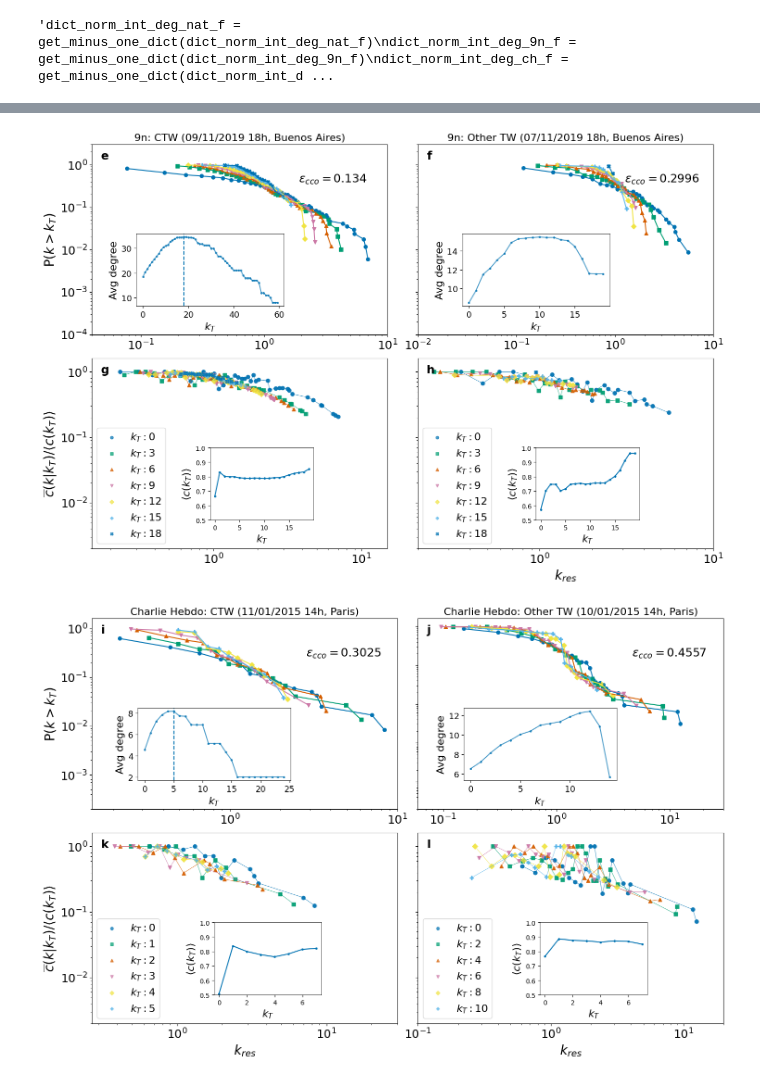
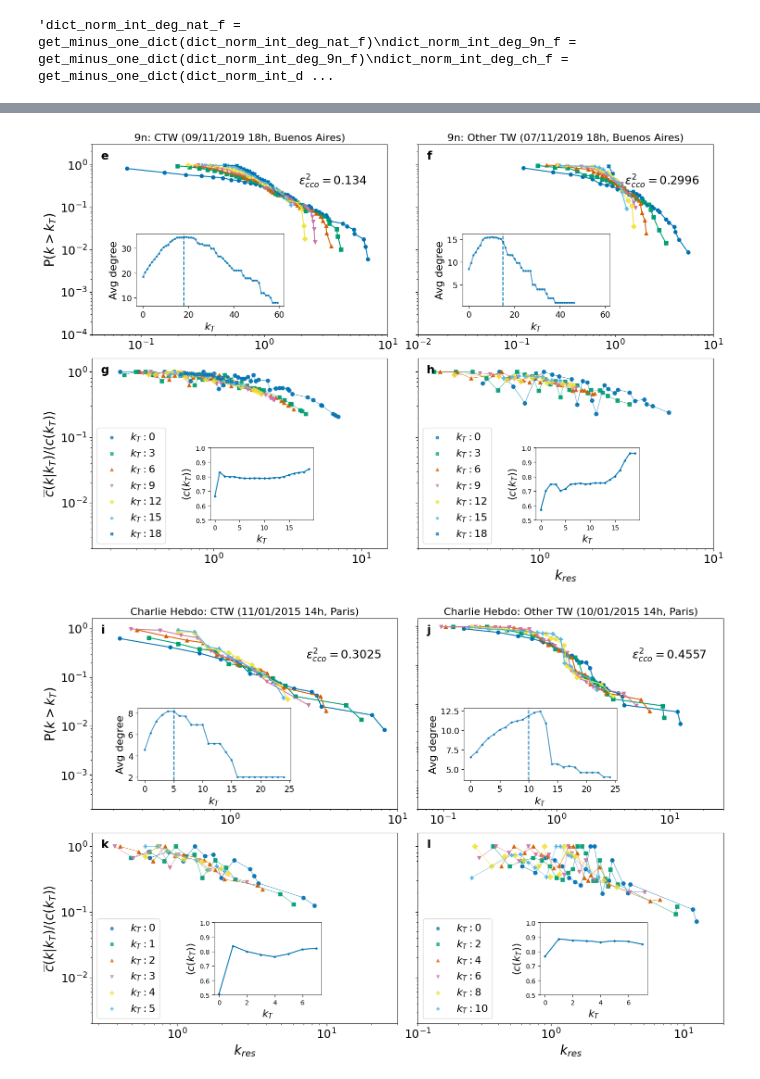
Before and after one commit to Manusua/self-similarity-in-social-movements, a Jupyter notebook: latex_self_similarity.ipynb, the cells around one changed output, grey strips where cells are left out. Drawn from its saved outputs; the diff is of its cells as text; code cells hidden in the pictures.

```diff
--- a/latex_self_similarity.ipynb
+++ b/latex_self_similarity.ipynb
@@ -955,11 +963,22 @@ plt.show()
 # %%
 # Misma figura que la celda anterior, pero en 3 plots separados (uno por movimiento social)
 plt.style.use('seaborn-v0_8-colorblind')
+MISMOS_EJES_INSET = True
+NUEVOS_KT_NAT = False
+arr_kt_nat_o_custom = [0, 4, 8, 12, 16, 20]
+arr_ccdf_nat_o_custom = None
+if NUEVOS_KT_NAT:
+	_, _, arr_ccdf_nat_o_custom = calc_degree_distribution(
+		str(int(OTRA_HORA_NAT)), f"nat/{hour_window_nat}/",
+		mode="f", graphs_folder=graphs_folder, measures_folder=measures_folder,
+		exp=True, arr_kt=arr_kt_nat_o_custom, thresh_filt=umbral_nat_o,
+		norm=True, read=True, write=False,
+	)
 
 cfg = [
-	dict(k='nat', title='No al Tarifazo', hora_local='04/01/2019 21h, Buenos Aires', hora_local_other='03/01/2019 21h, Buenos Aires', x_f=(0.15, 15), x_o=(0.8, 10), xcl=15, lim_f='limit_kt_nat_f', lim_o=15),
-	dict(k='9n',  title='9n',            hora_local='09/11/2019 18h, Buenos Aires', hora_local_other='07/11/2019 18h, Buenos Aires', x_f=(0.13, 10), x_o=(0.8, 15), xcl=20, lim_f='limit_kt_9n_f',  lim_o=20),
-	dict(k='ch',  title='Charlie Hebdo', hora_local='11/01/2015 14h, Paris',        hora_local_other='10/01/2015 14h, Paris',        x_f=(0.27, 30), x_o=(0.8, 30), xcl=8,  lim_f=25,             lim_o=15),
+	dict(k='nat', title='No al tarifazo', hora_local='04/01/2019 21h, Buenos Aires', hora_local_other='03/01/2019 21h, Buenos Aires', x_f=(0.15, 15), x_o=(0.8, 10), xcl=15, lim_f='limit_kt_nat_f', lim_o=15, axv_o=10),
+	dict(k='9n',  title='9n',            hora_local='09/11/2019 18h, Buenos Aires', hora_local_other='07/11/2019 18h, Buenos Aires', x_f=(0.13, 10), x_o=(0.8, 15), xcl=20, lim_f='limit_kt_9n_f',  lim_o=20, axv_o=15),
+	dict(k='ch',  title='Charlie Hebdo', hora_local='11/01/2015 14h, Paris',        hora_local_other='10/01/2015 14h, Paris',        x_f=(0.27, 30), x_o=(0.8, 30), xcl=8,  lim_f=25,             lim_o=15, axv_o=10),
 ]
 G = globals()
 
@@ -978,30 +997,54 @@ for i, c in enumerate(cfg):
 	for ax in axs:
 		ax.set_facecolor('white')
 	fig.set_size_inches(15, 10)
+	xlim_inset_right_nat = None
 
 	for col, suf, inset, axv in [
 		(0, '_f',   [0.15, 0.15, 0.5, 0.38], G[f"critical_kt_{c['k']}_f"]),
-		(1, '_o_f', [0.15, 0.15, 0.5, 0.38], None),
+		(1, '_o_f', [0.15, 0.15, 0.5, 0.38], c['axv_o']),
 	]:
 		index = base + col
 		ax_pdf, ax_cl = axs[col], axs[col + 2]
 		arr_ccdf = G[f"arr_ccdf_points_{c['k']}{suf}"]
 		arr_kt   = G[f"arr_kt_plot_{c['k']}{suf}"]
+		if NUEVOS_KT_NAT and c['k'] == 'nat' and col == 1:
+			arr_kt = arr_kt_nat_o_custom
+			arr_ccdf = arr_ccdf_nat_o_custom
+			axv = 20
 		d_deg    = G[f"dict_avg_deg_{c['k']}{suf}"]
 		d_int    = G[f"dict_norm_int_deg_{c['k']}{suf}"]
 		d_cl     = G[f"dict_thres_avg_clust_{c['k']}{suf}"]
-		lim_kt   = _lim(c['lim_f'] if col == 0 else c['lim_o'])
+		if col == 0 or MISMOS_EJES_INSET:
+			lim_kt = _lim(c['lim_f'])
+		else:
+			lim_kt = _lim(c['lim_o'])
+		if col == 1 and MISMOS_EJES_INSET and len(d_deg) < lim_kt:
+			otra, hw, um = {
+				'nat': (OTRA_HORA_NAT, hour_window_nat, umbral_nat_o),
+				'9n': (OTRA_HORA_9N, hour_window_9n, umbral_9n_o),
+				'ch': (OTRA_HORA_CH, hour_window_ch, umbral_ch_o),
+			}[c['k']]
+			d_deg = get_avg_deg_kt(c['k'], otra, hour_window=hw, node_type="filtered", MAX_UMBRAL=lim_kt, graphs_folder=graphs_folder, umbral_filt=um)
 
 		plot_ccdf(ax_pdf, arr_ccdf, arr_kt, ylim=ylims[index], xlim=xlims[index])
 		ax_in = ax_pdf.inset_axes(inset)
 		plot_avg_deg(ax_in, d_deg, lim_kt, axvline=axv, xlabel="$k_T$", ylabel="Avg degree")
 		ax_in.tick_params(axis='both', which='major', labelsize=13)
+		if col == 0:
+			xlim_inset_left = ax_in.get_xlim()
+		elif MISMOS_EJES_INSET:
+			ax_in.set_xlim(xlim_inset_left)
+		if NUEVOS_KT_NAT and c['k'] == 'nat' and col == 1:
+			xlim_inset_right_nat = ax_in.get_xlim()
 
 		plot_clust_ss_densprob_expbin(ax_cl, arr_kt, d_int, aa=1.02, nobinning=0, xlim=xlims[index+2], ylim=ylims[index+2],
 									 alpha=0.7, marker='o', linewidth=0.8, s=6,
 									 ylabel='$\\overline{c}(k|k_T)/\\langle c(k_T)\\rangle$', xlabel='$k_{res}$')
 		ax_in2 = ax_cl.inset_axes([0.4, 0.15, 0.35, 0.38])
-		plot_avg_clust(ax_in2, d_cl, ylabel='$\\langle c(k_T)\\rangle$', xlabel='$k_T$', xlim=c['xcl'], ylim=(0.5, 1))
+		xcl_inset = 21 if (NUEVOS_KT_NAT and c['k'] == 'nat' and col == 1) else c['xcl']
+		plot_avg_clust(ax_in2, d_cl, ylabel='$\\langle c(k_T)\\rangle$', xlabel='$k_T$', xlim=xcl_inset, ylim=(0.5, 1))
+		if NUEVOS_KT_NAT and c['k'] == 'nat' and col == 1:
+			ax_in2.set_xlim(xlim_inset_right_nat)
 
 	for local_i, ax in enumerate(axs):
 		ax.text(0.03, 0.97, 'abcdefghijkl'[base + local_i], transform=ax.transAxes, fontsize=18, fontweight='bold', va='top', ha='left')
@@ -1012,8 +1055,8 @@ for i, c in enumerate(cfg):
 		ax.tick_params(axis='both', which='major', labelsize=18)
 	axs[0].set_ylabel('P($k>k_T$)', fontsize=20)
 	eps_i, eps_o = eps_pairs[i]
-	axs[0].text(0.70, 0.85, '$\\epsilon_{cco}=$' + str(round(eps_i, 4)), transform=axs[0].transAxes, fontsize=18, va='top', ha='left')
-	axs[1].text(0.70, 0.85, '$\\epsilon_{cco}=$' + str(round(eps_o, 4)), transform=axs[1].transAxes, fontsize=18, va='top', ha='left')
+	axs[0].text(0.70, 0.85, '$\\epsilon^2_{cco}=$' + str(round(eps_i, 4)), transform=axs[0].transAxes, fontsize=18, va='top', ha='left')
+	axs[1].text(0.70, 0.85, '$\\epsilon^2_{cco}=$' + str(round(eps_o, 4)), transform=axs[1].transAxes, fontsize=18, va='top', ha='left')
 	axs[1].set_ylabel('')
 	axs[2].set_ylabel('$\\overline{c}(k|k_T)/\\langle c(k_T)\\rangle$', fontsize=20)
 	if i < 2:
@@ -1036,5 +1079,5 @@ for i, c in enumerate(cfg):
-[figure, old version]
+[figure, new version]
-[figure, old version]
+[figure, new version]
 # %%
 # Charlie Hebdo: CTW vs CTW-24 / CTW-48 / CTW-72 (figura 2x4)
 plt.style.use('seaborn-v0_8-colorblind')
```
Also changed, not shown: parts of 8 cells of this notebook, 56 other files.
